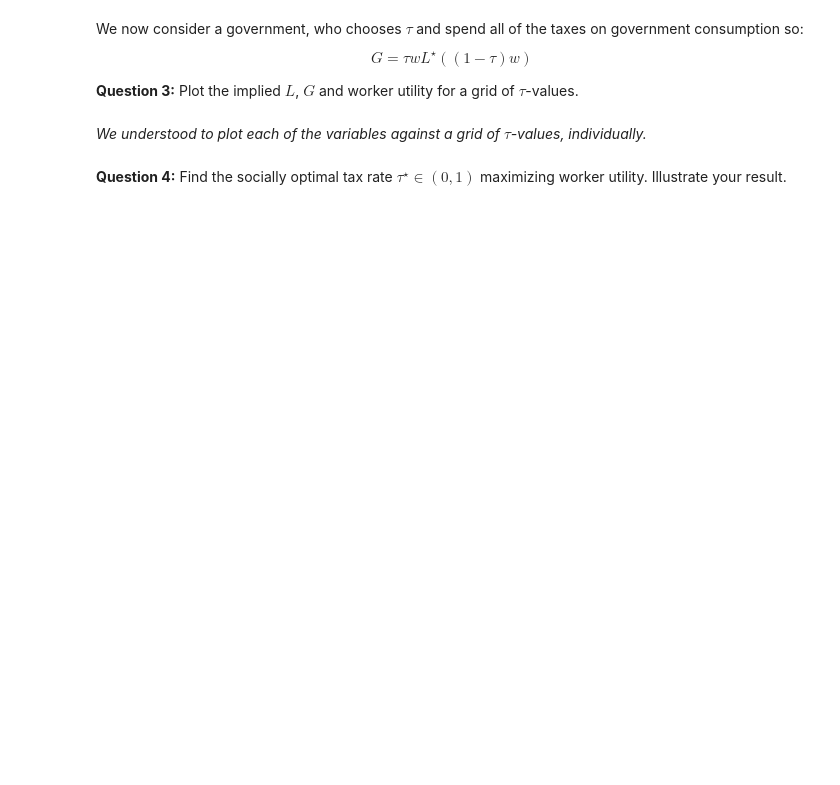
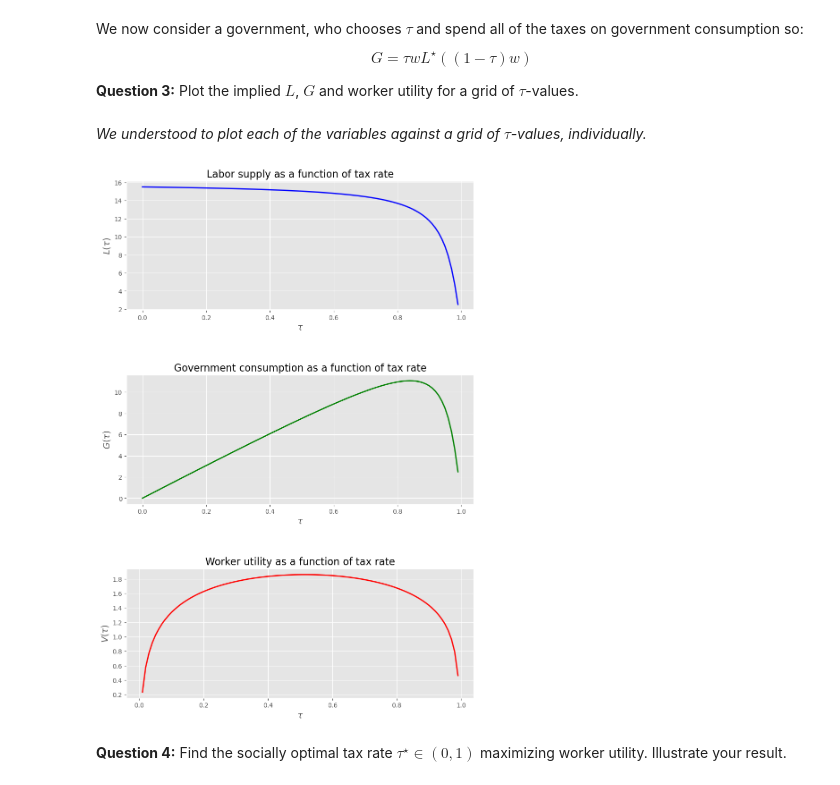
Before and after one commit to NumEconCopenhagen/projects-2023-mathias-emma, a Jupyter notebook: Exam/Question3.ipynb, the cells around one changed output. Saved outputs shown, nothing was run; the diff lists cells and outputs as text; code cells hidden in the pictures; blank space fills up the shorter version.

```diff
--- a/Exam/Question3.ipynb
+++ b/Exam/Question3.ipynb
@@ -98,2 +114,55 @@ $$
+# %%
+# Define function for labor supply and government consumption
+def L_star(tau, w=par.w_val, kappa=par.kappa_val, alpha=par.alpha_val, G=par.G_val, nu=par.nu_val):
+    tilde_w = (1 - tau) * w
+    return L_star_func(kappa, alpha, G, nu, tilde_w)
+
+def G_func(tau, w=par.w_val, L_func=L_star):
+    return tau * w * L_func(tau)
+
+# Define function for worker utility
+def V(tau, w=par.w_val, kappa=par.kappa_val, alpha=par.alpha_val, G_func=G_func, L_func=L_star, nu=par.nu_val):
+    tilde_w = (1 - tau) * w
+    L = L_func(tau)
+    C = kappa + tilde_w * L
+    G = G_func(tau)
+    return np.log(C**alpha * G**(1-alpha)) - nu*L**2/2
+
+# Grid of tau values
+tau_values = np.linspace(0, 1, 100)
+
+# Calculate labor supply, government consumption and worker utility for each tau
+L_values = [L_star(tau) for tau in tau_values]
+G_values = [G_func(tau) for tau in tau_values]
+V_values = [V(tau) for tau in tau_values]
+
+# Plot labor supply, government consumption and worker utility
+fig, ax = plt.subplots(3, 1, figsize=(10, 15))
+
+# Adjust the vertical spacing between plots
+fig.subplots_adjust(hspace=0.5)
+
+ax[0].plot(tau_values, L_values, color='blue', linewidth=2)
+ax[0].set_xlabel(r'$\tau$', fontsize=14)
+ax[0].set_ylabel(r'$L(\tau)$', fontsize=14)
+ax[0].set_title('Labor supply as a function of tax rate', fontsize=16)
+ax[0].grid(True)
+
+ax[1].plot(tau_values, G_values, color='green', linewidth=2)
+ax[1].set_xlabel(r'$\tau$', fontsize=14)
+ax[1].set_ylabel(r'$G(\tau)$', fontsize=14)
+ax[1].set_title('Government consumption as a function of tax rate', fontsize=16)
+ax[1].grid(True)
+
+ax[2].plot(tau_values, V_values, color='red', linewidth=2)
+ax[2].set_xlabel(r'$\tau$', fontsize=14)
+ax[2].set_ylabel(r'$V(\tau)$', fontsize=14)
+ax[2].set_title('Worker utility as a function of tax rate', fontsize=16)
+ax[2].grid(True)
+
+# Display the plot
+plt.show()
+# %% [output]
+[figure, added]
 # %% [markdown]
 **Question 4:** Find the socially optimal tax rate $\tau^{\star}\in(0,1)$ maximizing worker utility. Illustrate your result.
```
Also changed, not shown: parts of 13 cells of this notebook, 2 other files.
